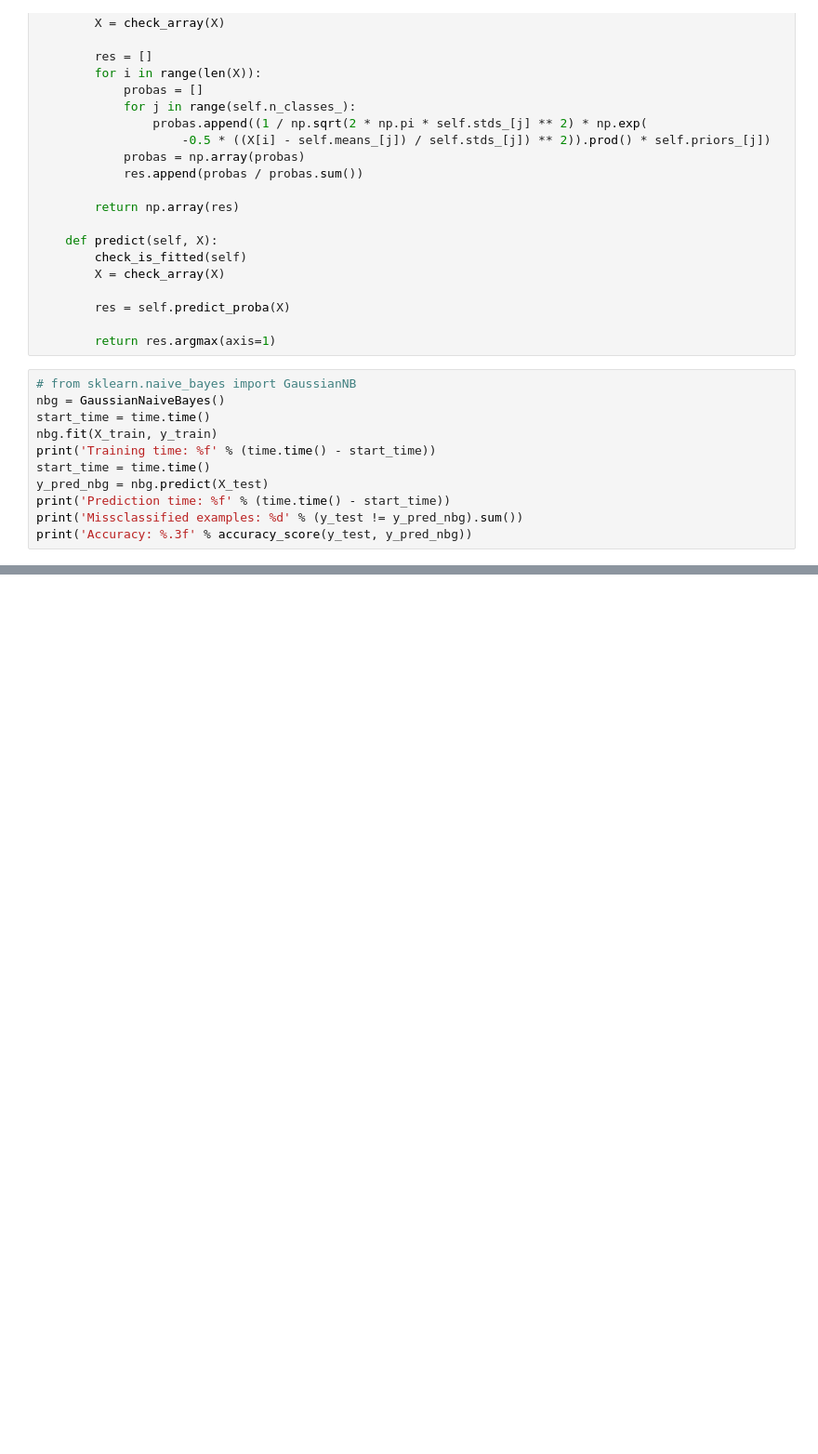
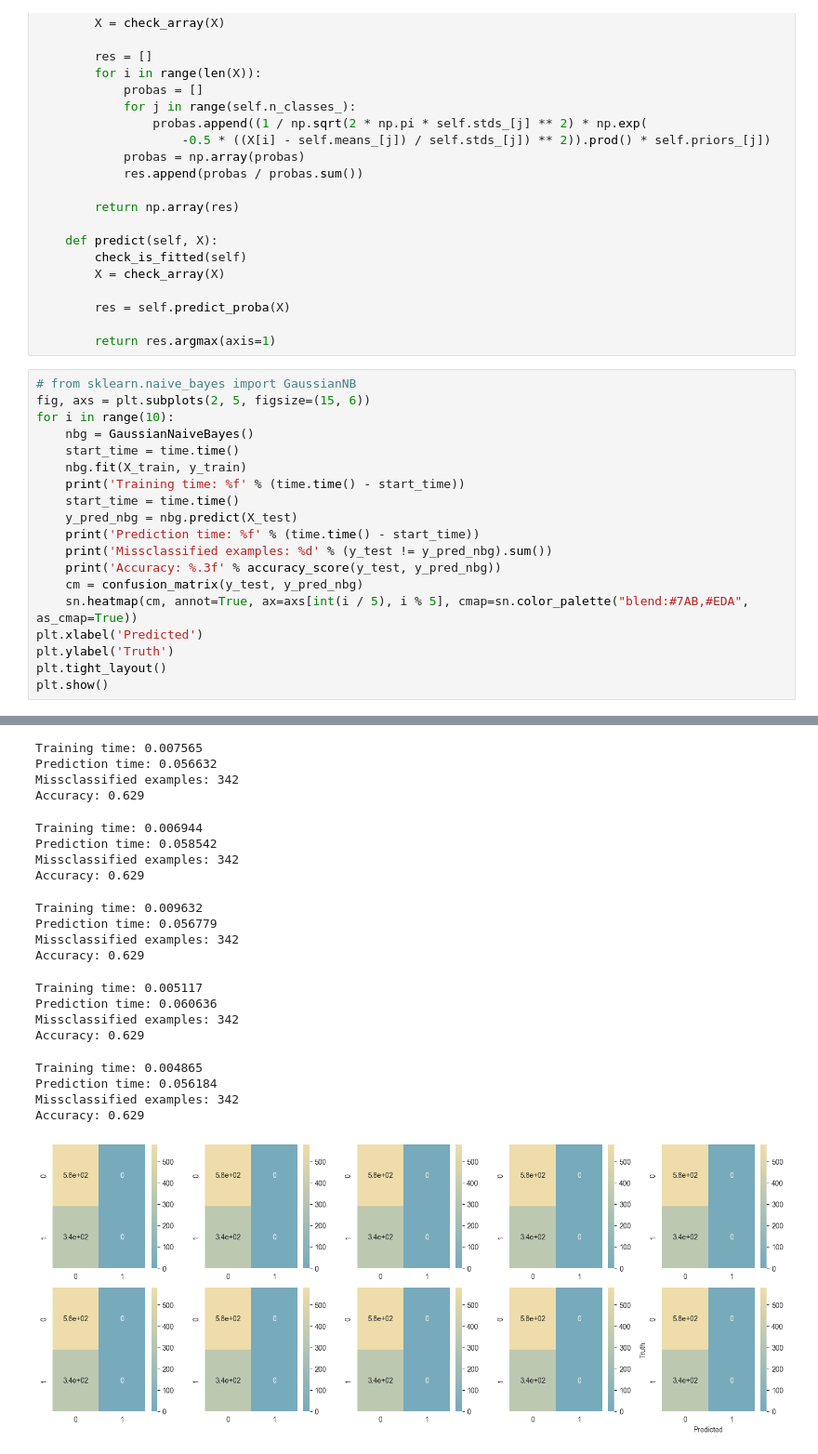
Before and after one commit to filippovicidomini/TF-IDF, a Jupyter notebook: NaiveBayesGaussian.ipynb, the cells around one changed output, grey strips where cells are left out. Shown at 93% size. Saved outputs shown, nothing was run; the diff lists cells and outputs as text; blank space fills up the shorter version.

```diff
--- a/NaiveBayesGaussian.ipynb
+++ b/NaiveBayesGaussian.ipynb
@@ -56,13 +66,21 @@ class GaussianNaiveBayes(BaseEstimator, ClassifierMixin):
         return res.argmax(axis=1)
 # %%
 # from sklearn.naive_bayes import GaussianNB
-nbg = GaussianNaiveBayes()
-start_time = time.time()
-nbg.fit(X_train, y_train)
-print('Training time: %f' % (time.time() - start_time))
-start_time = time.time()
-y_pred_nbg = nbg.predict(X_test)
-print('Prediction time: %f' % (time.time() - start_time))
-print('Missclassified examples: %d' % (y_test != y_pred_nbg).sum())
-print('Accuracy: %.3f' % accuracy_score(y_test, y_pred_nbg))
+fig, axs = plt.subplots(2, 5, figsize=(15, 6))
+for i in range(10):
+    nbg = GaussianNaiveBayes()
+    start_time = time.time()
+    nbg.fit(X_train, y_train)
+    print('Training time: %f' % (time.time() - start_time))
+    start_time = time.time()
+    y_pred_nbg = nbg.predict(X_test)
+    print('Prediction time: %f' % (time.time() - start_time))
+    print('Missclassified examples: %d' % (y_test != y_pred_nbg).sum())
+    print('Accuracy: %.3f' % accuracy_score(y_test, y_pred_nbg))
+    cm = confusion_matrix(y_test, y_pred_nbg)
+    sn.heatmap(cm, annot=True, ax=axs[int(i / 5), i % 5], cmap=sn.color_palette("blend:#7AB,#EDA", as_cmap=True))
+plt.xlabel('Predicted')
+plt.ylabel('Truth')
+plt.tight_layout()
+plt.show()
 # %% [output]
@@ -72,0 +107,21 @@ Accuracy: 0.817
+Training time: 0.007565
+Prediction time: 0.056632
+Missclassified examples: 342
+Accuracy: 0.629
+Training time: 0.006944
+Prediction time: 0.058542
+Missclassified examples: 342
+Accuracy: 0.629
+Training time: 0.009632
+Prediction time: 0.056779
+Missclassified examples: 342
+Accuracy: 0.629
+Training time: 0.005117
+Prediction time: 0.060636
+Missclassified examples: 342
+Accuracy: 0.629
+Training time: 0.004865
+Prediction time: 0.056184
+Missclassified examples: 342
+Accuracy: 0.629
+[figure, added]
```
Also changed, not shown: parts of 3 cells of this notebook, 2 other files.
